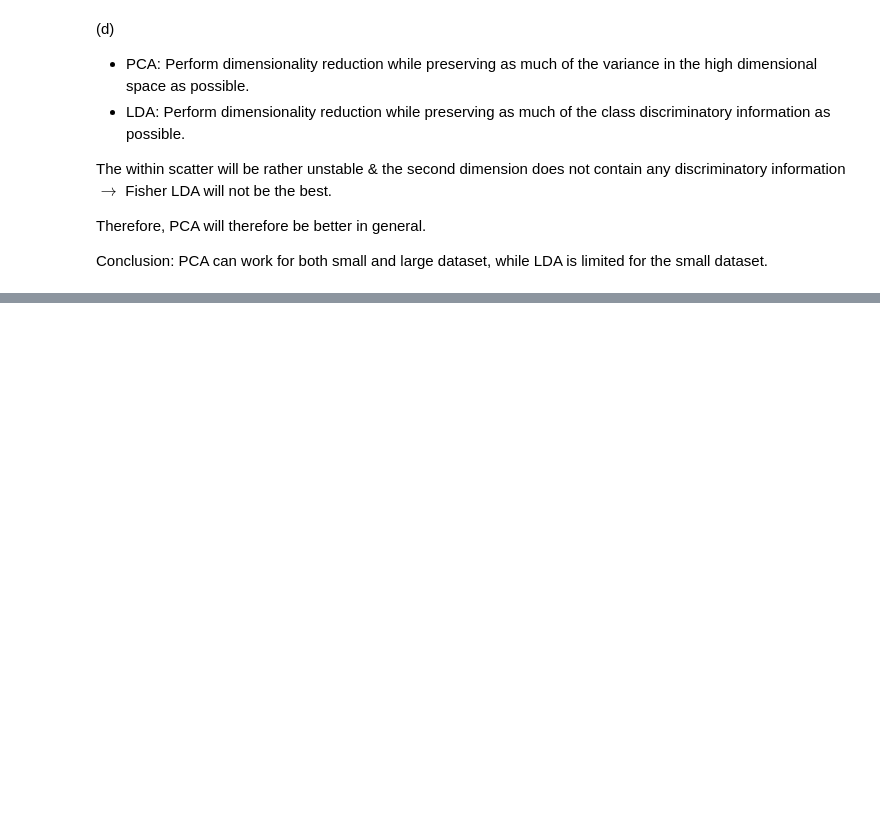
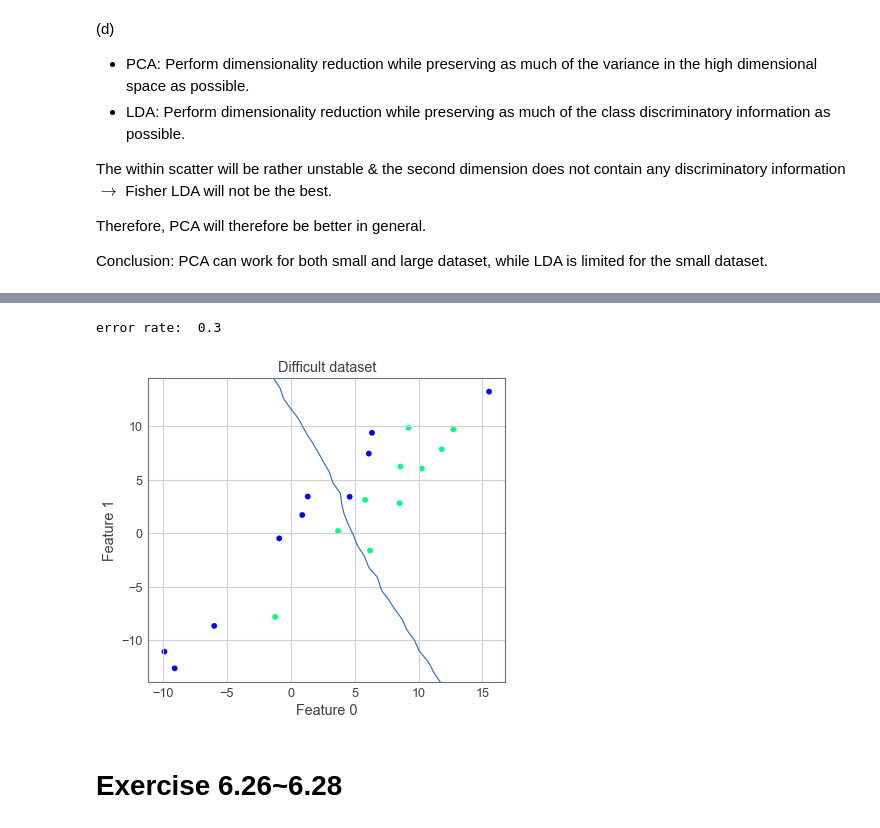
Before and after one commit to Timo9Madrid7/CS4220MachineLearningWeeklyLab, a Jupyter notebook: week6/Week_6.ipynb, the cells around one changed output, grey strips where cells are left out. Drawn from its saved outputs; the diff is of its cells as text; code cells hidden in the pictures; blank space fills up the shorter version.

```diff
--- a/week6/Week_6.ipynb
+++ b/week6/Week_6.ipynb
@@ -197,0 +444,11 @@ Conclusion: PCA can work for both small and large dataset, while LDA is limited
+# %%
+data = pr.gendatd((10,10))
+w = pr.baggingc(task=data, w=pr.knnc([], 1))
+print("error rate: ", pr.testc(w.eval(data)))
+pr.scatterd(data)
+pr.plotc(w)
+# %% [output]
+error rate:  0.3
+[figure, added]
+# %% [markdown]
+# Exercise 6.26~6.28
```
Also changed, not shown: parts of 48 cells of this notebook.
